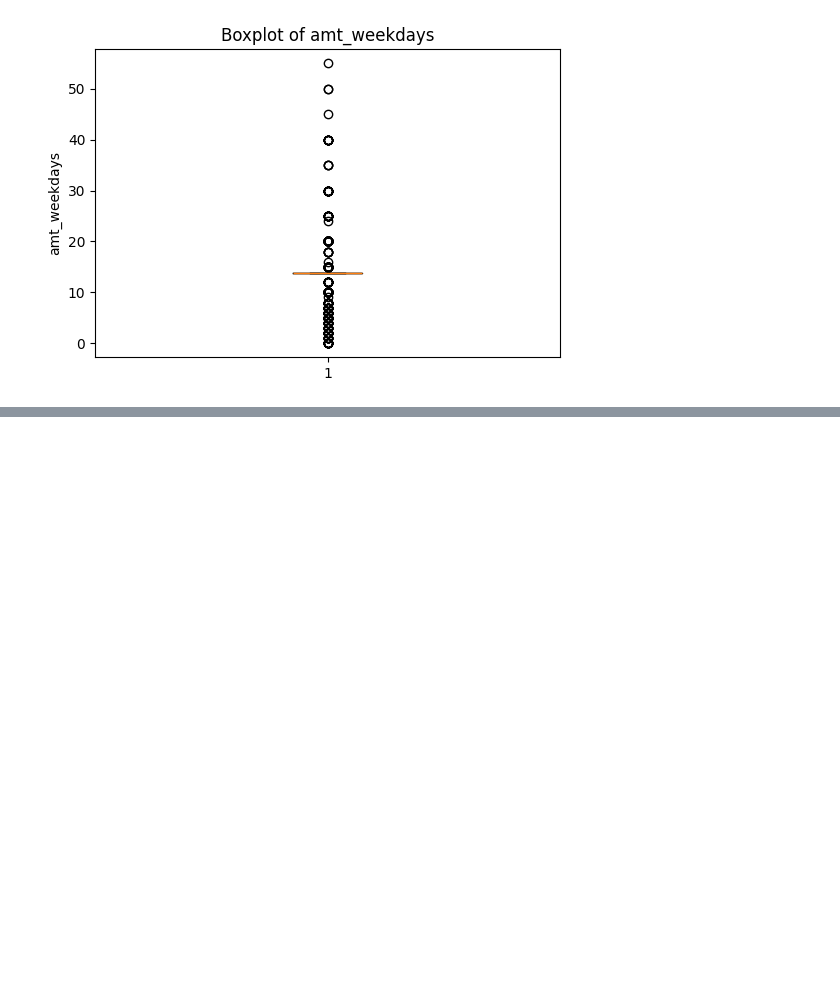
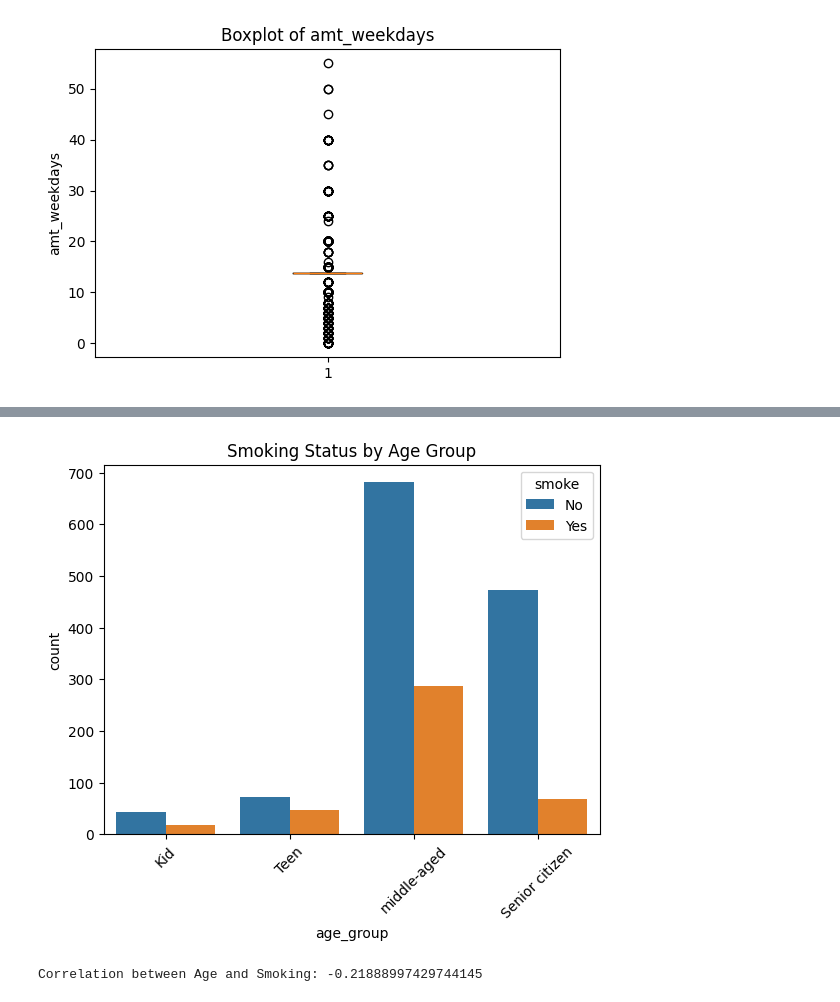
Before and after one commit to GeetAvaneesh/Exploratory-Data-Analytics-project-on-smoking-data-set-22BDS0343, a Jupyter notebook: 22BDS0343_EDA_Theory_GeetAvaneesh.ipynb, the cells around one changed output, grey strips where cells are left out. Cells and saved outputs as stored; diff of their text form; code cells hidden in the pictures; blank space fills up the shorter version.

```diff
--- a/22BDS0343_EDA_Theory_GeetAvaneesh.ipynb
+++ b/22BDS0343_EDA_Theory_GeetAvaneesh.ipynb
@@ -871,0 +892,9 @@ for i in nominal:
+# %%
+#we can see that mostly middle aged people are smokers
+
+sns.countplot(x="age_group", hue="smoke", data=df)
+plt.title("Smoking Status by Age Group")
+plt.xticks(rotation=45)
+plt.show()
+# %% [output]
+[figure, added]
@@ -871,0 +903,7 @@ for i in nominal:
+# %%
+# coorealtion
+df["smoke_num"] = df["smoke"].map({"No": 0, "Yes": 1})
+corr = np.corrcoef(df["age"], df["smoke_numeric"])[0, 1]
+print("Correlation between Age and Smoking:", corr)
+# %% [output]
+Correlation between Age and Smoking: -0.21888997429744145
```
Also changed, not shown: parts of 34 cells of this notebook.
